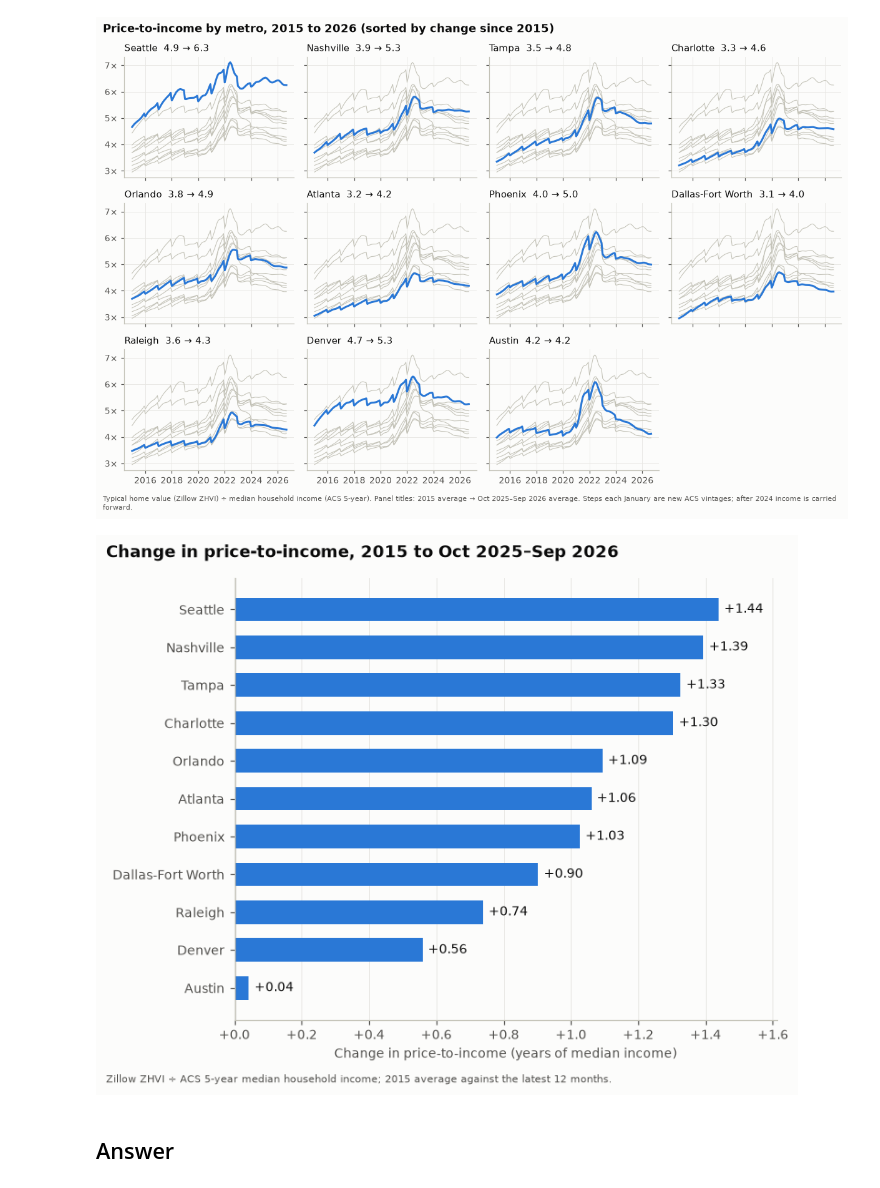
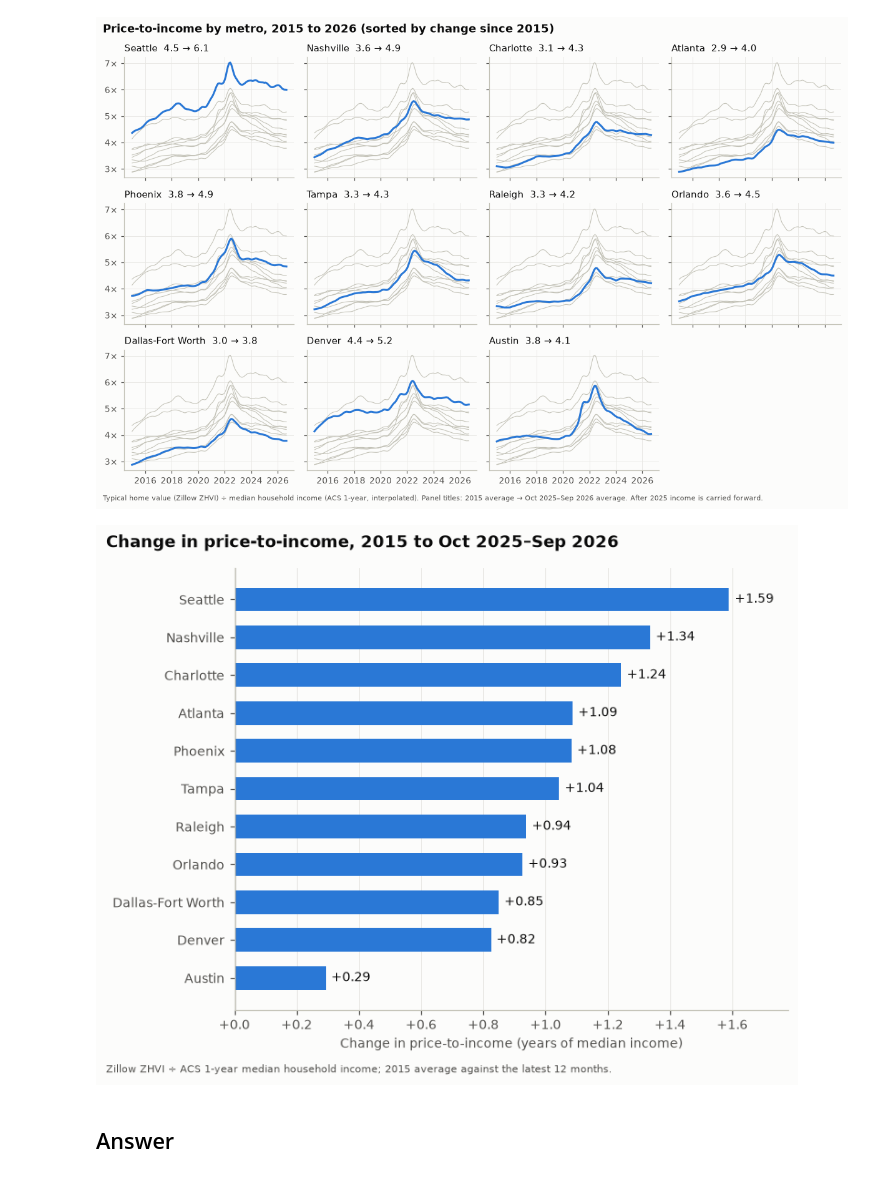
Before and after one commit to YearningAsian/metro-housing-affordability, a Jupyter notebook: notebooks/09_q1_price_to_income.ipynb, the cells around one changed output. Drawn from its saved outputs; the diff is of its cells as text; code cells hidden in the pictures.

```diff
--- a/notebooks/09_q1_price_to_income.ipynb
+++ b/notebooks/09_q1_price_to_income.ipynb
@@ -32,19 +32,19 @@ d[["start_p2i", "latest_p2i", "change"]]
 # %%
 wide = c.q(
     "select month, cbsa_code, price_to_income from gold.mart_metro_month where price_to_income is not null"
 ).pivot(index="month", columns="cbsa_code", values="price_to_income")
 wide.columns = wide.columns.map(c.METRO)
 titles = {m: f"{m}  {r.start_p2i:.1f} → {r.latest_p2i:.1f}" for m, r in d.iterrows()}
 fig = c.small_multiples(wide, d.index, titles, FuncFormatter(lambda v, _: f"{v:.0f}×"))
 c.save(
     fig,
     "q1_price_to_income_trend",
     "Price-to-income by metro, 2015 to 2026 (sorted by change since 2015)",
-    "Typical home value (Zillow ZHVI) ÷ median household income (ACS 5-year). Panel titles: 2015 average → "
-    f"{c.LATEST_12M} average. Steps each January are new ACS vintages; after 2024 income is carried forward.",
+    "Typical home value (Zillow ZHVI) ÷ median household income (ACS 1-year, interpolated). Panel titles: 2015 "
+    f"average → {c.LATEST_12M} average. After 2025 income is carried forward.",
 )
 # %% [output]
-[figure, old version]
+[figure, new version]
 # %%
 fig, ax = c.ranked_bars(d.change, "{:+.2f}", FuncFormatter(lambda v, _: f"{v:+.1f}"))
 ax.set_xlabel("Change in price-to-income (years of median income)")
@@ -52,10 +52,10 @@ c.save(
     fig,
     "q1_price_to_income_change",
     f"Change in price-to-income, 2015 to {c.LATEST_12M}",
-    "Zillow ZHVI ÷ ACS 5-year median household income; 2015 average against the latest 12 months.",
+    "Zillow ZHVI ÷ ACS 1-year median household income; 2015 average against the latest 12 months.",
 )
 # %% [output]
-[figure, old version]
+[figure, new version]
 # %% [markdown]
 ## Answer
 # %%
```
Also changed, not shown: parts of 3 cells of this notebook, 14 other files.
